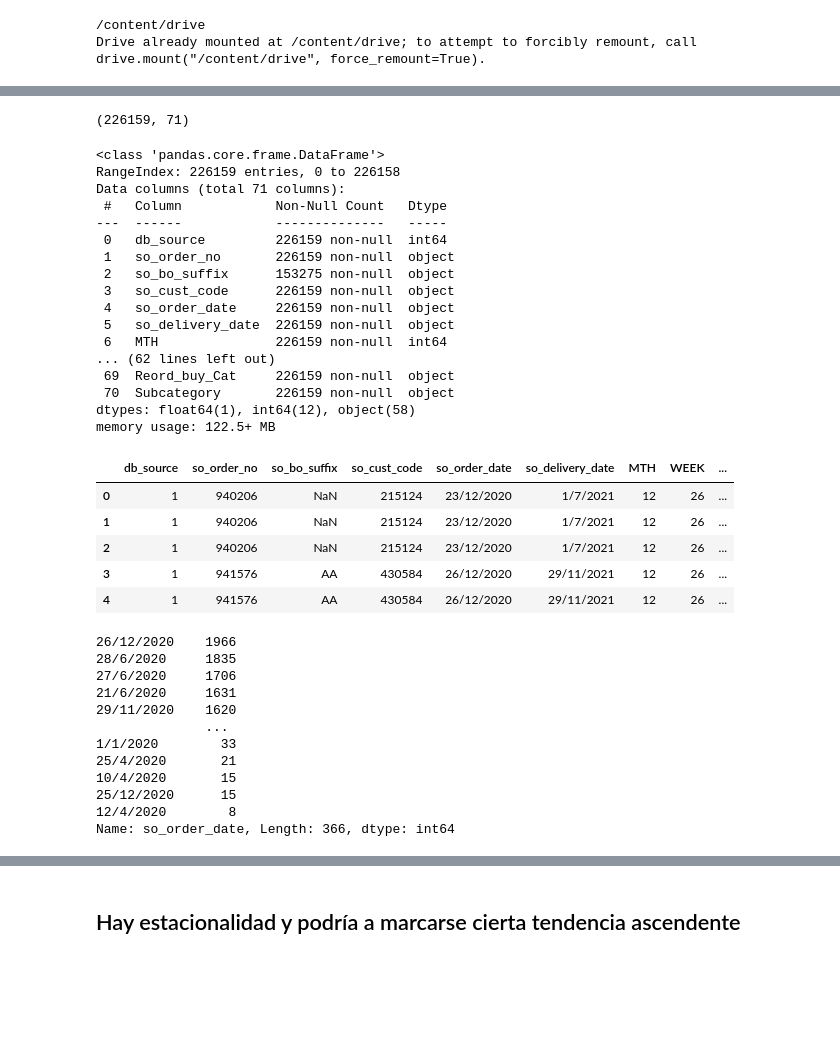
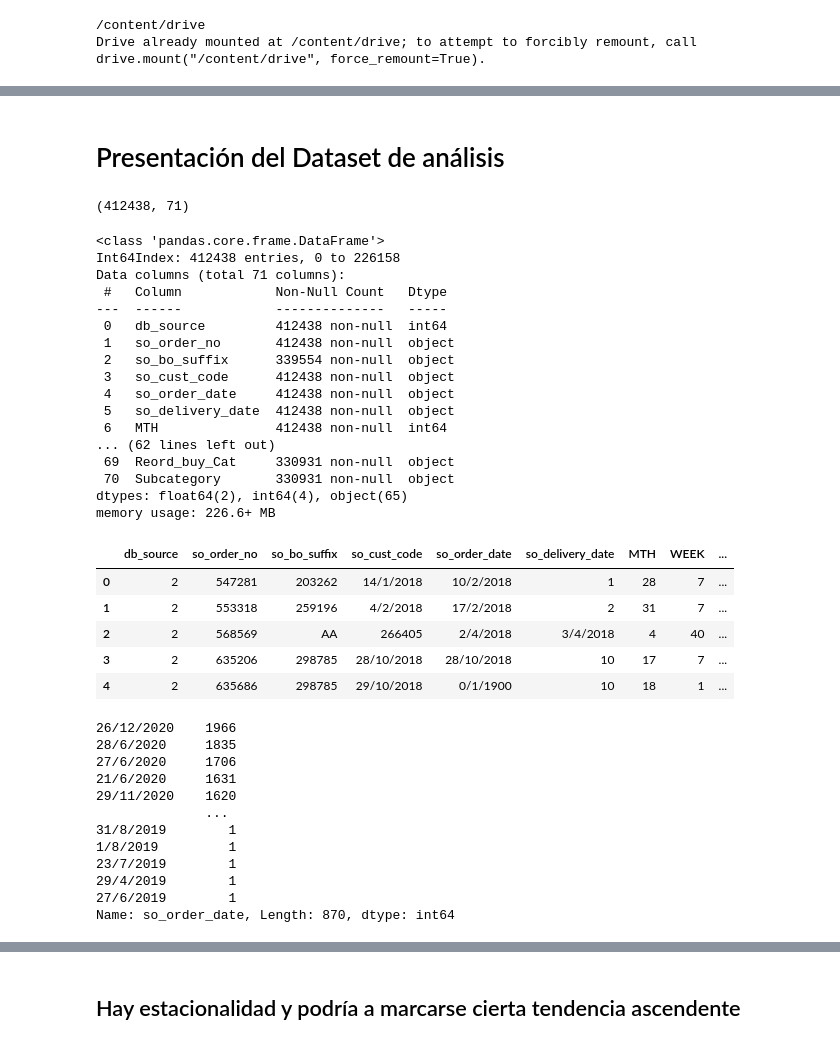
Before and after one commit to castillosebastian/research_tools, a Jupyter notebook: TPFinal_AnalisisyProyeccionVentas.ipynb, the cells around one changed output, grey strips where cells are left out. Cells and saved outputs as stored; diff of their text form; code cells hidden in the pictures; blank space fills up the shorter version.

```diff
--- a/TPFinal_AnalisisyProyeccionVentas.ipynb
+++ b/TPFinal_AnalisisyProyeccionVentas.ipynb
@@ -72,38 +100,48 @@ sales2020 = pd.read_csv("sales2020.csv", sep= ";", header=0, encoding='latin-1')
+# %% [markdown]
+# Presentación del Dataset de análisis
+# %%
+sales2018 = pd.read_csv("sales2018.csv", sep= ";", header=0, encoding='latin-1', skip_blank_lines=True)
+#sales2019 = pd.read_csv("sales2019.csv", sep= ";", header=0, encoding='latin-1', skip_blank_lines=True) #roto
+sales2020 = pd.read_csv("sales2020.csv", sep= ";", header=0, encoding='latin-1')
+#sales2021 = pd.read_csv('sales2021.csv', sep= ";", header=0, encoding='latin-1', skip_blank_lines=True) # roto
+# %%
+frames = [sales2018, sales2020] # sales2018, sales2021
+sales = pd.concat(frames, axis=0)
 # %%
-sales2020.shape
+sales.shape
 # %% [output]
-(226159, 71)
+(412438, 71)
 # %%
-sales2020.info()
+sales.info()
 # %% [output]
 <class 'pandas.core.frame.DataFrame'>
-RangeIndex: 226159 entries, 0 to 226158
+Int64Index: 412438 entries, 0 to 226158
 Data columns (total 71 columns):
  #   Column            Non-Null Count   Dtype
 ---  ------            --------------   -----
- 0   db_source         226159 non-null  int64
- 1   so_order_no       226159 non-null  object
- 2   so_bo_suffix      153275 non-null  object
- 3   so_cust_code      226159 non-null  object
- 4   so_order_date     226159 non-null  object
- 5   so_delivery_date  226159 non-null  object
- 6   MTH               226159 non-null  int64
+ 0   db_source         412438 non-null  int64
+ 1   so_order_no       412438 non-null  object
+ 2   so_bo_suffix      339554 non-null  object
+ 3   so_cust_code      412438 non-null  object
+ 4   so_order_date     412438 non-null  object
+ 5   so_delivery_date  412438 non-null  object
+ 6   MTH               412438 non-null  int64
 ... (62 lines left out)
- 69  Reord_buy_Cat     226159 non-null  object
- 70  Subcategory       226159 non-null  object
-dtypes: float64(1), int64(12), object(58)
-memory usage: 122.5+ MB
+ 69  Reord_buy_Cat     330931 non-null  object
+ 70  Subcategory       330931 non-null  object
+dtypes: float64(2), int64(4), object(65)
+memory usage: 226.6+ MB
 # %%
-sales2020.head()
+sales.head()
 # %% [output]
 |  | db_source | so_order_no | so_bo_suffix | so_cust_code | so_order_date | so_delivery_date | MTH | WEEK | ... |
-| 0 | 1 | 940206 | NaN | 215124 | 23/12/2020 | 1/7/2021 | 12 | 26 | ... |
-| 1 | 1 | 940206 | NaN | 215124 | 23/12/2020 | 1/7/2021 | 12 | 26 | ... |
-| 2 | 1 | 940206 | NaN | 215124 | 23/12/2020 | 1/7/2021 | 12 | 26 | ... |
-| 3 | 1 | 941576 | AA | 430584 | 26/12/2020 | 29/11/2021 | 12 | 26 | ... |
-| 4 | 1 | 941576 | AA | 430584 | 26/12/2020 | 29/11/2021 | 12 | 26 | ... |
+| 0 | 2 | 547281 | 203262 | 14/1/2018 | 10/2/2018 | 1 | 28 | 7 | ... |
+| 1 | 2 | 553318 | 259196 | 4/2/2018 | 17/2/2018 | 2 | 31 | 7 | ... |
+| 2 | 2 | 568569 | AA | 266405 | 2/4/2018 | 3/4/2018 | 4 | 40 | ... |
+| 3 | 2 | 635206 | 298785 | 28/10/2018 | 28/10/2018 | 10 | 17 | 7 | ... |
+| 4 | 2 | 635686 | 298785 | 29/10/2018 | 0/1/1900 | 10 | 18 | 1 | ... |
 # %%
-sales2020.so_order_date.value_counts()
+sales.so_order_date.value_counts()
 # %% [output]
 26/12/2020    1966
 28/6/2020     1835
@@ -111,9 +149,9 @@ sales2020.so_order_date.value_counts()
 21/6/2020     1631
 29/11/2020    1620
               ...
-1/1/2020        33
-25/4/2020       21
-10/4/2020       15
-25/12/2020      15
-12/4/2020        8
-Name: so_order_date, Length: 366, dtype: int64
+31/8/2019        1
+1/8/2019         1
+23/7/2019        1
+29/4/2019        1
+27/6/2019        1
+Name: so_order_date, Length: 870, dtype: int64
```
Also changed, not shown: parts of 138 cells of this notebook.
